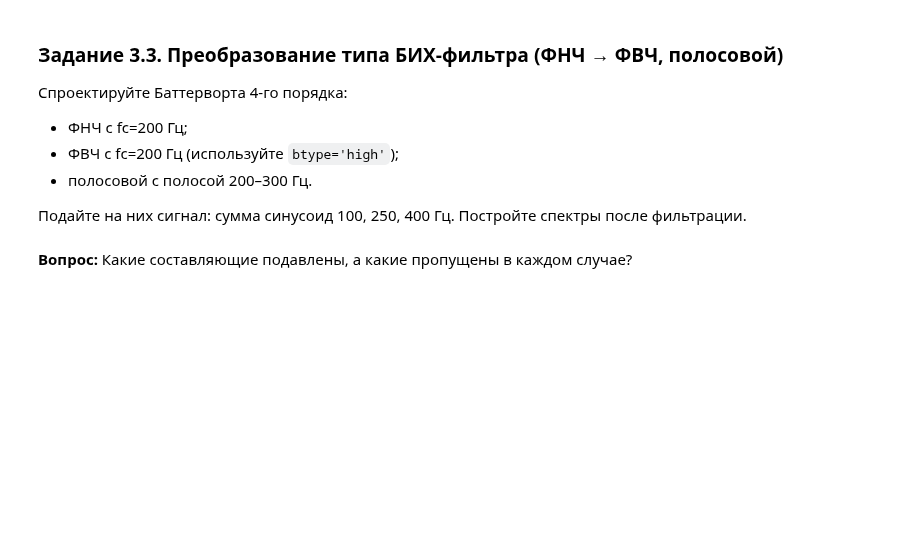
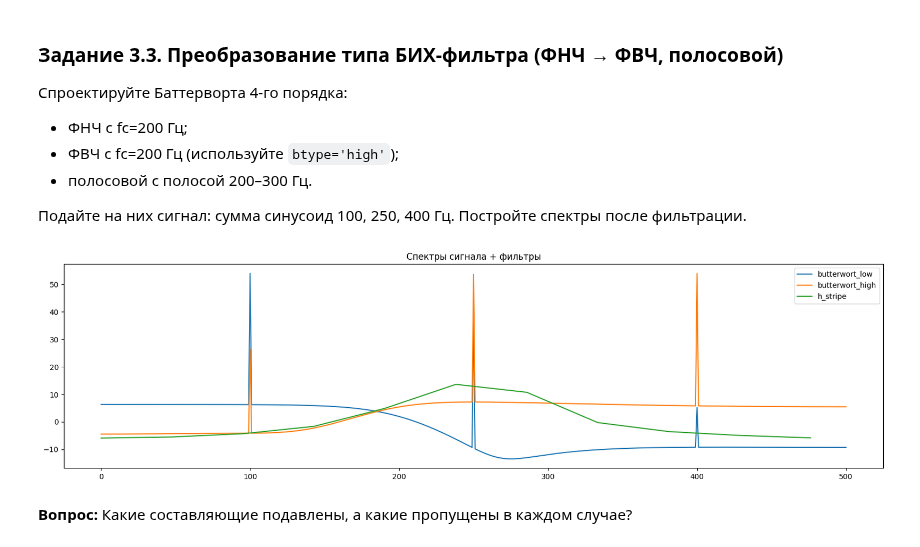
Before and after one commit to Korobokkk/YADRO-2026_dsp-seminars, a Jupyter notebook: seminars/6.ipynb, the cells around one changed output. Cells and saved outputs as stored; diff of their text form; code cells hidden in the pictures; blank space fills up the shorter version.

```diff
--- a/seminars/6.ipynb
+++ b/seminars/6.ipynb
@@ -379,3 +412,38 @@ plt.show()
+# %%
+A_arr= [1,1,1]
+sin_freq_arr =[100, 250, 400]
+Wn =200
+N=4
+L=21
+res_signal = create_signal(sin_freq_arr, A_arr)
+
+butterwort_low = scipy.signal.butter(N, Wn, btype='low', output='ba', fs=1000)
+butterwort_high = scipy.signal.butter(N, Wn, btype='high', output='ba', fs=1000)
+h_stripe = scipy.signal.firwin(L, cutoff_stripe, window=type_window, pass_zero=False, fs=1000)
+
+h1 = scipy.signal.lfilter(*butterwort_low, res_signal)
+h2 = scipy.signal.lfilter(*butterwort_high, res_signal)
+h3 = scipy.signal.lfilter(res_signal, 1, h_stripe)
+
+X1 = np.fft.rfft(h1)
+X_db1 = 20 * np.log10(np.abs(X1) + 1e-12)
+freq1 = np.fft.rfftfreq(len(h1), 1/fs)
+X2 = np.fft.rfft(h2)
+X_db2 = 20 * np.log10(np.abs(X2) + 1e-12)
+freq2 = np.fft.rfftfreq(len(h2), 1/fs)
+X3 = np.fft.rfft(h3)
+X_db3 = 20 * np.log10(np.abs(X3) + 1e-12)
+freq3 = np.fft.rfftfreq(len(h3), 1/fs)
+
+plt.figure(figsize=(20,5))
+plt.title('Спектры сигнала + фильтры')
+plt.plot(freq1, X_db1, label=f'butterwort_low')
+plt.plot(freq2, X_db2, label=f'butterwort_high')
+plt.plot(freq3, X_db3, label=f'h_stripe')
+plt.legend()
+plt.show()
+# %% [output]
+[figure, added]
 # %% [markdown]
 **Вопрос:** Какие составляющие подавлены, а какие пропущены в каждом случае?
 # %% [markdown]
```
Also changed, not shown: parts of 5 cells of this notebook.
